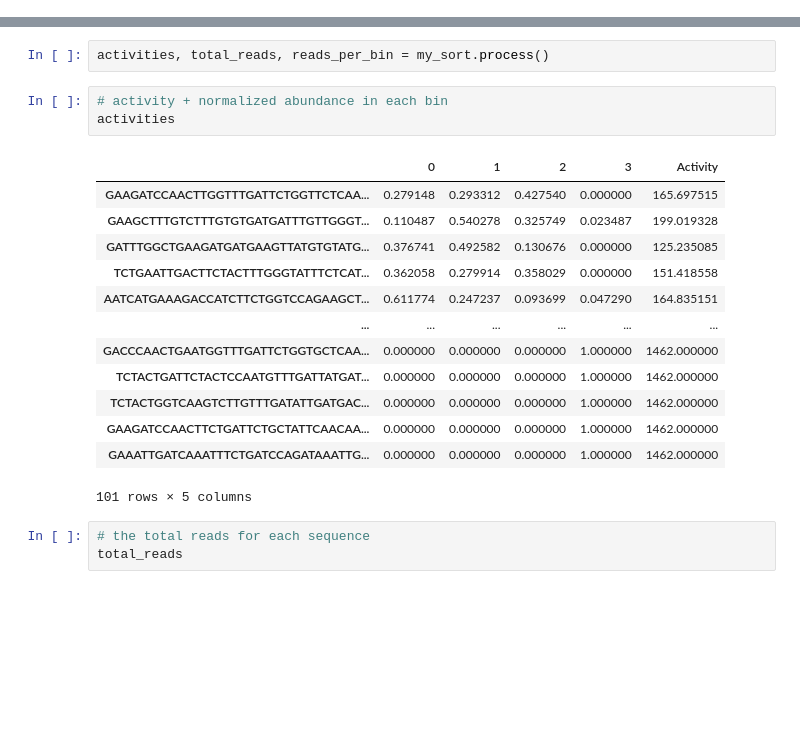
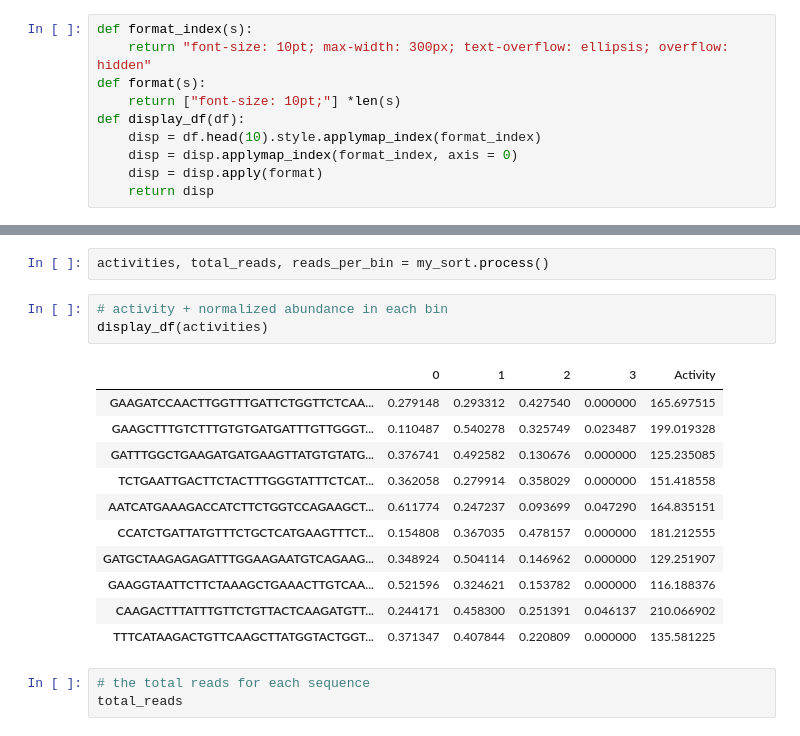
Before and after one commit to staller-lab/labtools, a Jupyter notebook: docs/_build/jupyter_execute/example.ipynb, the cells around one changed output, grey strips where cells are left out. Saved outputs shown, nothing was run; the diff lists cells and outputs as text; blank space fills up the shorter version.

Commit message:
reformatted dataframes in docs

```diff
--- a/docs/_build/jupyter_execute/example.ipynb
+++ b/docs/_build/jupyter_execute/example.ipynb
@@ -55,3 +57,13 @@ from labtools.adtools import sort
+# %%
+def format_index(s):
+    return "font-size: 10pt; max-width: 300px; text-overflow: ellipsis; overflow: hidden"
+def format(s):
+    return ["font-size: 10pt;"] *len(s)
+def display_df(df):
+    disp = df.head(10).style.applymap_index(format_index)
+    disp = disp.applymap_index(format_index, axis = 0)
+    disp = disp.apply(format)
+    return disp
 # %% [markdown]
 ### Initialize a sort
 # %%
@@ -64,21 +76,19 @@ my_sort = sort.Sort(["../exampledata/bin1.fastq", "../exampledata/bin2.fastq", "
 activities, total_reads, reads_per_bin = my_sort.process()
 # %%
 # activity + normalized abundance in each bin
-activities
+display_df(activities)
 # %% [output]
 |  | 0 | 1 | 2 | 3 | Activity |
 | GAAGATCCAACTTGGTTTGATTCTGGTTCTCAA... | 0.279148 | 0.293312 | 0.427540 | 0.000000 | 165.697515 |
 | GAAGCTTTGTCTTTGTGTGATGATTTGTTGGGT... | 0.110487 | 0.540278 | 0.325749 | 0.023487 | 199.019328 |
 | GATTTGGCTGAAGATGATGAAGTTATGTGTATG... | 0.376741 | 0.492582 | 0.130676 | 0.000000 | 125.235085 |
 | TCTGAATTGACTTCTACTTTGGGTATTTCTCAT... | 0.362058 | 0.279914 | 0.358029 | 0.000000 | 151.418558 |
 | AATCATGAAAGACCATCTTCTGGTCCAGAAGCT... | 0.611774 | 0.247237 | 0.093699 | 0.047290 | 164.835151 |
-| ... | ... | ... | ... | ... | ... |
-| GACCCAACTGAATGGTTTGATTCTGGTGCTCAA... | 0.000000 | 0.000000 | 0.000000 | 1.000000 | 1462.000000 |
-| TCTACTGATTCTACTCCAATGTTTGATTATGAT... | 0.000000 | 0.000000 | 0.000000 | 1.000000 | 1462.000000 |
-| TCTACTGGTCAAGTCTTGTTTGATATTGATGAC... | 0.000000 | 0.000000 | 0.000000 | 1.000000 | 1462.000000 |
-| GAAGATCCAACTTCTGATTCTGCTATTCAACAA... | 0.000000 | 0.000000 | 0.000000 | 1.000000 | 1462.000000 |
-| GAAATTGATCAAATTTCTGATCCAGATAAATTG... | 0.000000 | 0.000000 | 0.000000 | 1.000000 | 1462.000000 |
+| CCATCTGATTATGTTTCTGCTCATGAAGTTTCT... | 0.154808 | 0.367035 | 0.478157 | 0.000000 | 181.212555 |
+| GATGCTAAGAGAGATTTGGAAGAATGTCAGAAG... | 0.348924 | 0.504114 | 0.146962 | 0.000000 | 129.251907 |
+| GAAGGTAATTCTTCTAAAGCTGAAACTTGTCAA... | 0.521596 | 0.324621 | 0.153782 | 0.000000 | 116.188376 |
+| CAAGACTTTATTTGTTCTGTTACTCAAGATGTT... | 0.244171 | 0.458300 | 0.251391 | 0.046137 | 210.066902 |
+| TTTCATAAGACTGTTCAAGCTTATGGTACTGGT... | 0.371347 | 0.407844 | 0.220809 | 0.000000 | 135.581225 |
-101 rows × 5 columns
 # %%
 # the total reads for each sequence
 total_reads
```
Also changed, not shown: parts of 11 cells of this notebook, 6 other files.
